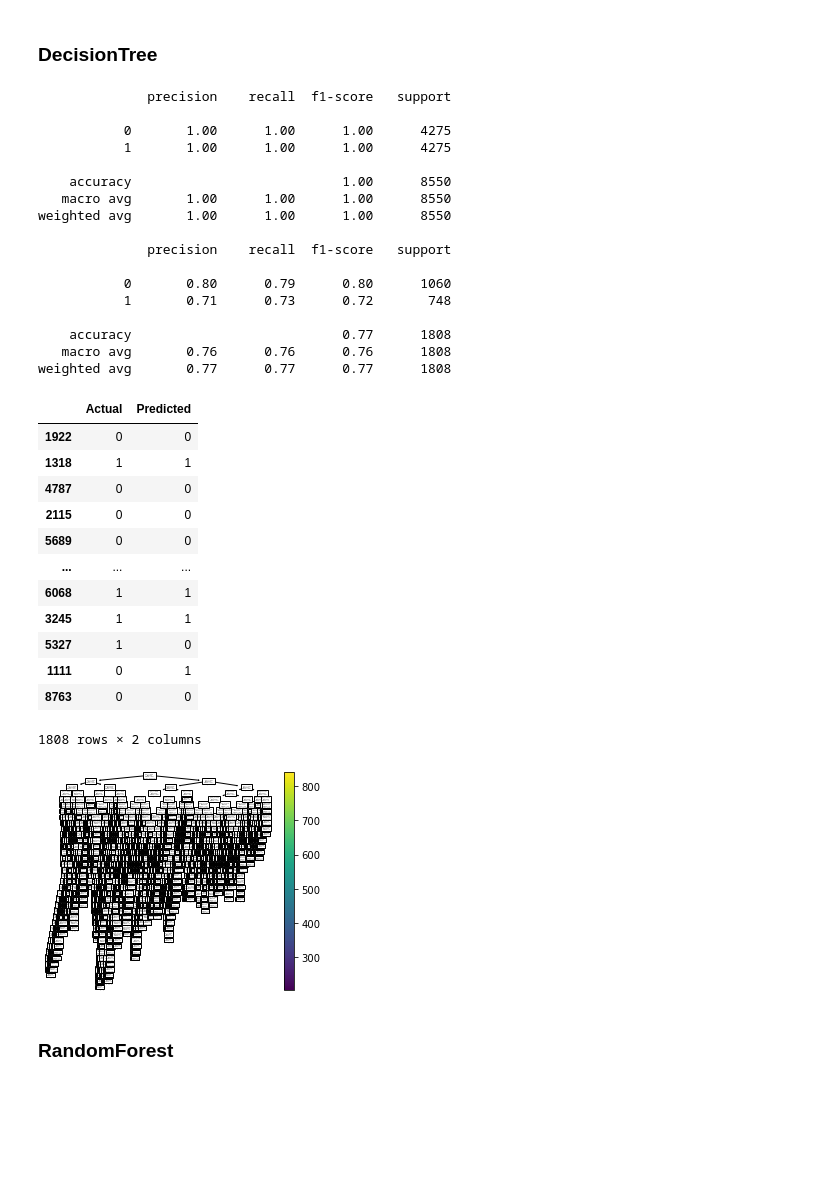
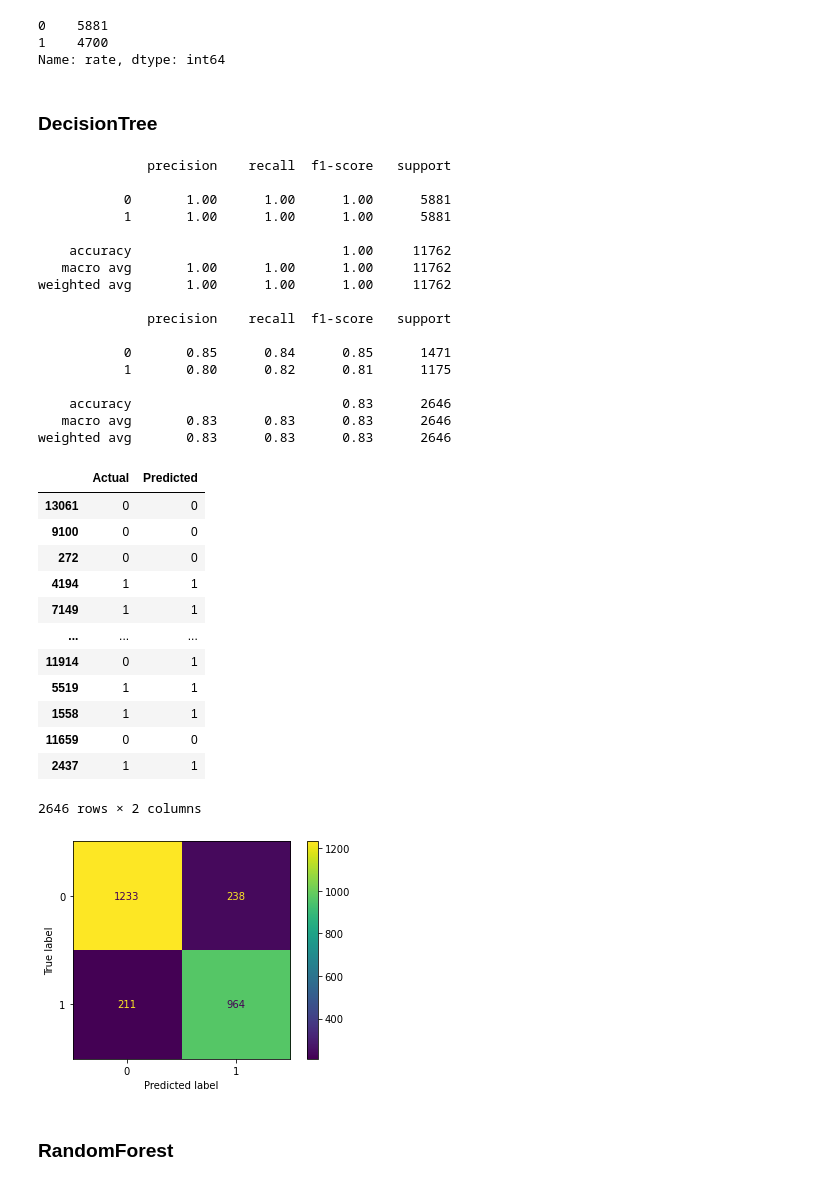
Before and after one commit to Yousef-Nasr/Zomato-Classification, a Jupyter notebook: notebooks/trainModelClassification.ipynb, the cells around one changed output. Drawn from its saved outputs; the diff is of its cells as text; code cells hidden in the pictures; blank space fills up the shorter version.

```diff
--- a/notebooks/trainModelClassification.ipynb
+++ b/notebooks/trainModelClassification.ipynb
@@ -37,7 +37,13 @@ x = pd.concat([x[numeric], pd.DataFrame(cat_data, columns=ohe.get_feature_names(
 # %%
 from sklearn.model_selection import train_test_split
 
-x_train, x_test, y_train, y_test = train_test_split(x , y , test_size=0.2, random_state= 42)
+x_train, x_test, y_train, y_test = train_test_split(x , y , test_size=0.2, random_state= 42, stratify=y)
+# %%
+y_train.value_counts()
+# %% [output]
+0    5881
+1    4700
+Name: rate, dtype: int64
 # %%
 from imblearn.over_sampling import SMOTE
 
@@ -56,46 +62,45 @@ from sklearn.metrics import mean_squared_error, mean_absolute_percentage_error,
 # %%
 from sklearn.tree import DecisionTreeClassifier, plot_tree
 dtc = DecisionTreeClassifier()
 dtc.fit(x_train_scaled,y_train)
 y_pred_dtc = dtc.predict(x_test_scaled)
 print(classification_report(y_train, dtc.predict(x_train_scaled)))
 print(classification_report(y_test, y_pred_dtc))
 plot_confusion_matrix(dtc, x_test_scaled, y_test)
-plot_tree(dtc)
 dt_dataframe = pd.DataFrame({'Actual': y_test, 'Predicted': y_pred_dtc})
 dt_dataframe
 # %% [output]
               precision    recall  f1-score   support
 
-           0       1.00      1.00      1.00      4275
-           1       1.00      1.00      1.00      4275
+           0       1.00      1.00      1.00      5881
+           1       1.00      1.00      1.00      5881
 
-    accuracy                           1.00      8550
-   macro avg       1.00      1.00      1.00      8550
-weighted avg       1.00      1.00      1.00      8550
+    accuracy                           1.00     11762
+   macro avg       1.00      1.00      1.00     11762
+weighted avg       1.00      1.00      1.00     11762
 
               precision    recall  f1-score   support
 
-           0       0.80      0.79      0.80      1060
-           1       0.71      0.73      0.72       748
+           0       0.85      0.84      0.85      1471
+           1       0.80      0.82      0.81      1175
 
-    accuracy                           0.77      1808
-   macro avg       0.76      0.76      0.76      1808
-weighted avg       0.77      0.77      0.77      1808
+    accuracy                           0.83      2646
+   macro avg       0.83      0.83      0.83      2646
+weighted avg       0.83      0.83      0.83      2646
 |  | Actual | Predicted |
-| 1922 | 0 | 0 |
-| 1318 | 1 | 1 |
-| 4787 | 0 | 0 |
-| 2115 | 0 | 0 |
-| 5689 | 0 | 0 |
+| 13061 | 0 | 0 |
+| 9100 | 0 | 0 |
+| 272 | 0 | 0 |
+| 4194 | 1 | 1 |
+| 7149 | 1 | 1 |
 | ... | ... | ... |
-| 6068 | 1 | 1 |
-| 3245 | 1 | 1 |
-| 5327 | 1 | 0 |
-| 1111 | 0 | 1 |
-| 8763 | 0 | 0 |
+| 11914 | 0 | 1 |
+| 5519 | 1 | 1 |
+| 1558 | 1 | 1 |
+| 11659 | 0 | 0 |
+| 2437 | 1 | 1 |
-1808 rows × 2 columns
+2646 rows × 2 columns
-[figure, old version]
+[figure, new version]
 # %% [markdown]
 ### RandomForest
 # %%
```
Also changed, not shown: parts of 12 cells of this notebook, 4 other files.
